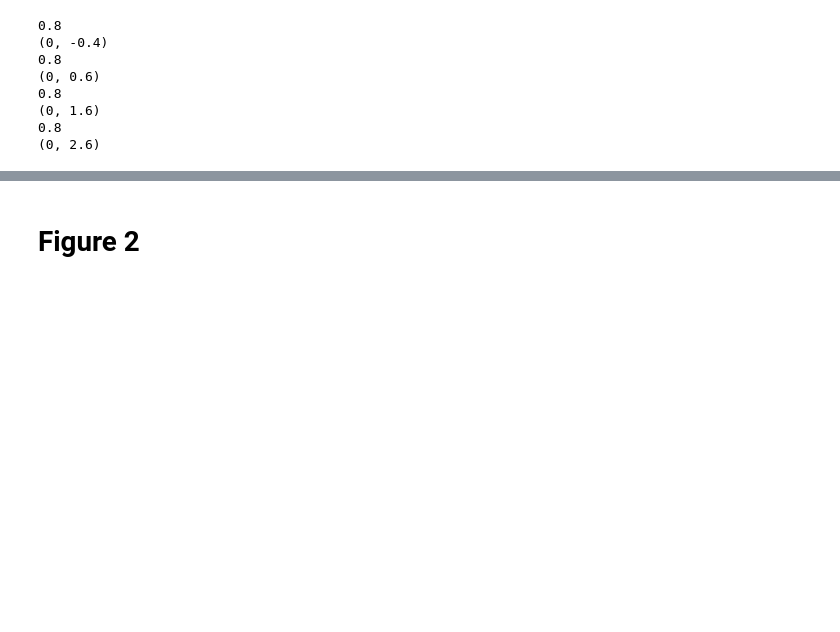
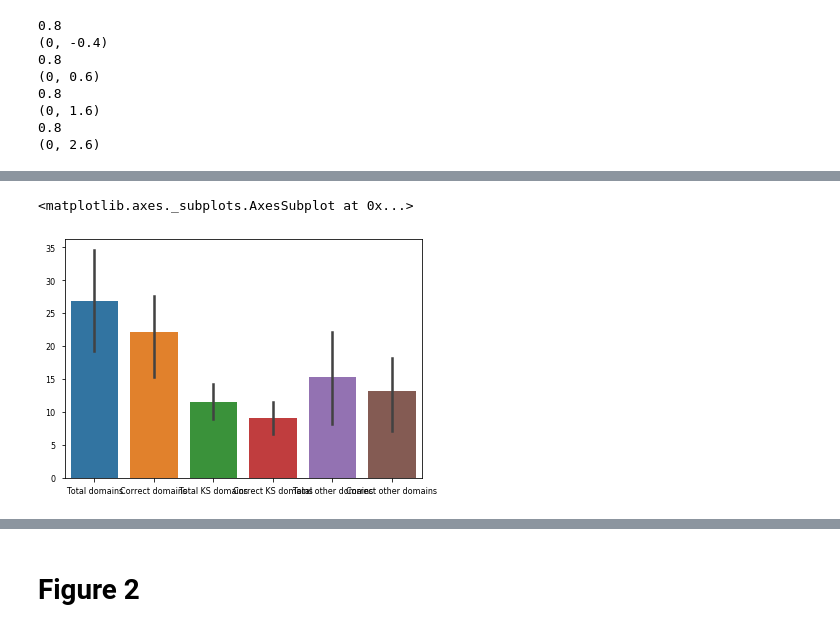
Before and after one commit to AlmaasLab/BiGMeC, a Jupyter notebook: Notebooks/figures.ipynb, the cells around one changed output, grey strips where cells are left out. Drawn from its saved outputs; the diff is of its cells as text; code cells hidden in the pictures; blank space fills up the shorter version.

```diff
--- a/Notebooks/figures.ipynb
+++ b/Notebooks/figures.ipynb
@@ -47,0 +99,5 @@ for bar in b.patches:
+# %%
+sns.barplot(data = df)
+# %% [output]
+<matplotlib.axes._subplots.AxesSubplot at 0x...>
+[figure, added]
```
Also changed, not shown: parts of 30 cells of this notebook, 5 other files.
